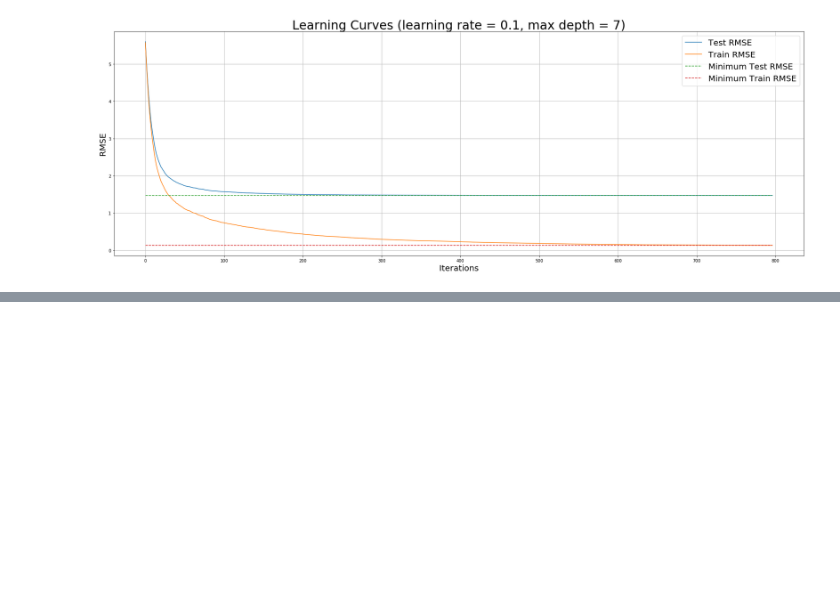
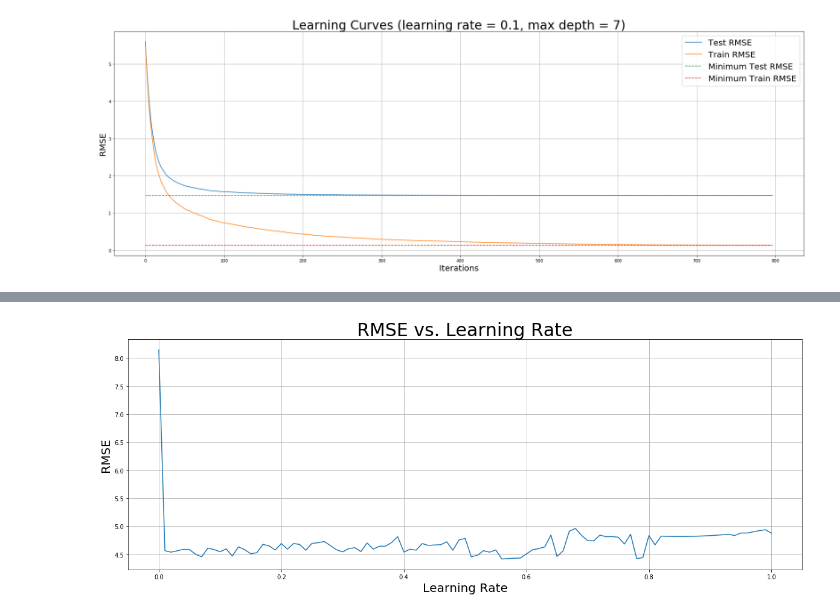
Before and after one commit to seprojectgroup19/main, a Jupyter notebook: XGBoost Testing.ipynb, the cells around one changed output, grey strips where cells are left out. Drawn from its saved outputs; the diff is of its cells as text; code cells hidden in the pictures; blank space fills up the shorter version.

```diff
--- a/XGBoost Testing.ipynb
+++ b/XGBoost Testing.ipynb
@@ -318,0 +441,6 @@ test_df
+# %%
+%%time
+[station, data, label] = station_function(2)
+X_train, X_test, y_train, y_test = train_test_split(data.loc[:6000], label.loc[:6000], test_size=0.2, shuffle=False)
+dtrain = xgb.DMatrix(X_train, label=y_train)
+dtest = xgb.DMatrix(X_test, label=y_test)
@@ -318,0 +449,8 @@ test_df
+# %%
+%%time
+param = {'tree_method':'gpu_hist',
+         'max_depth':3,
+         'eta':0.4}
+num_round = 10000
+
+model = xgb.train(param, dtrain, num_round, evals=[(dtest, 'Test')], verbose_eval=50, early_stopping_rounds=10)
@@ -318,0 +464,13 @@ test_df
+# %%
+%%time
+etas = np.linspace(0,1,101)
+
+scores = []
+for e in etas:
+    param = {'tree_method':'gpu_hist',
+         'max_depth':6,
+         'eta':e}
+    num_round = 10000
+    model = xgb.train(param, dtrain, num_round, evals=[(dtest, 'Test')], verbose_eval=0, early_stopping_rounds=10)
+    scores.append(model.best_score)
+print(scores)
@@ -318,0 +480,9 @@ test_df
+# %%
+%%time
+plt.figure(figsize=(20,7))
+plt.grid(True)
+plt.plot(etas, scores)
+plt.xlabel('Learning Rate', fontsize=20)
+plt.ylabel('RMSE', fontsize=20)
+plt.title('RMSE vs. Learning Rate', fontsize=30)
+# %% [output]
@@ -318,0 +490 @@ test_df
+[figure, added]
```
Also changed, not shown: parts of 28 cells of this notebook.
